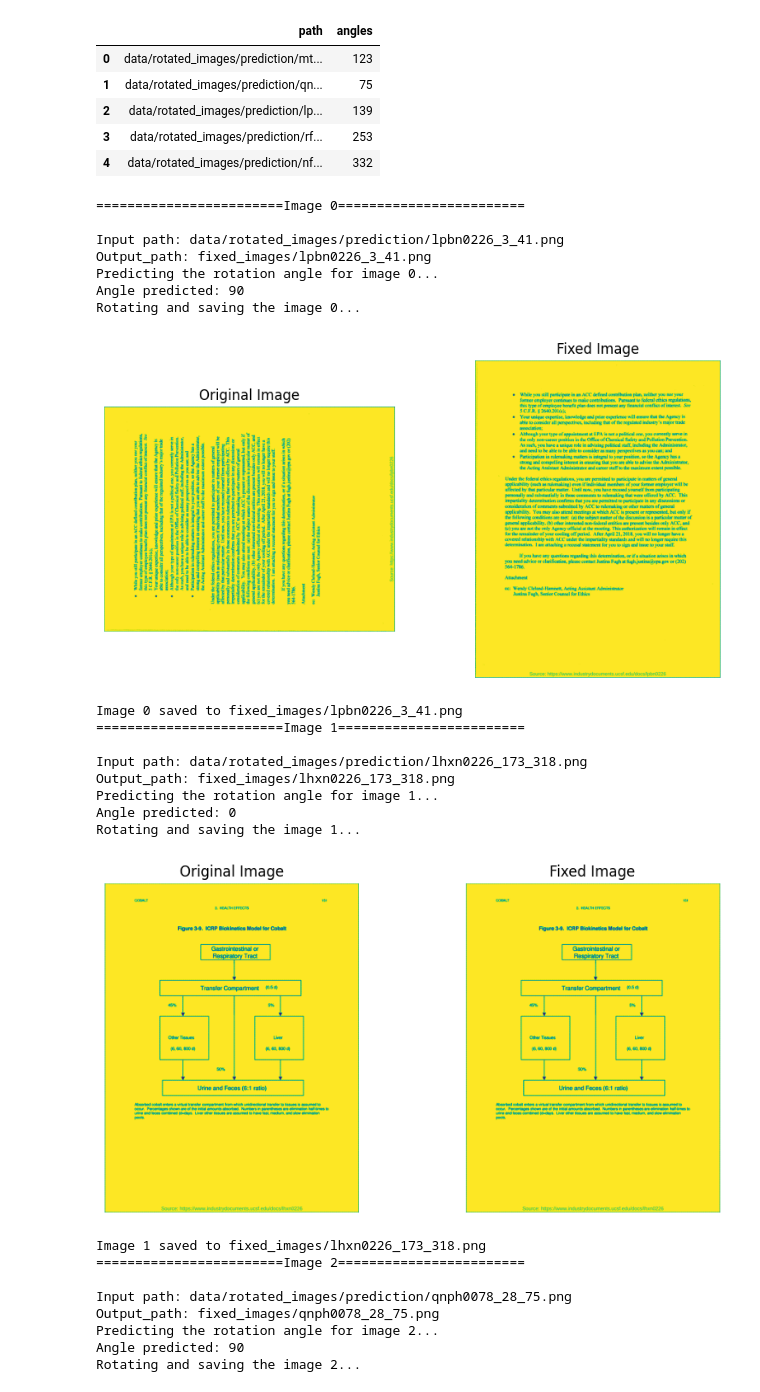
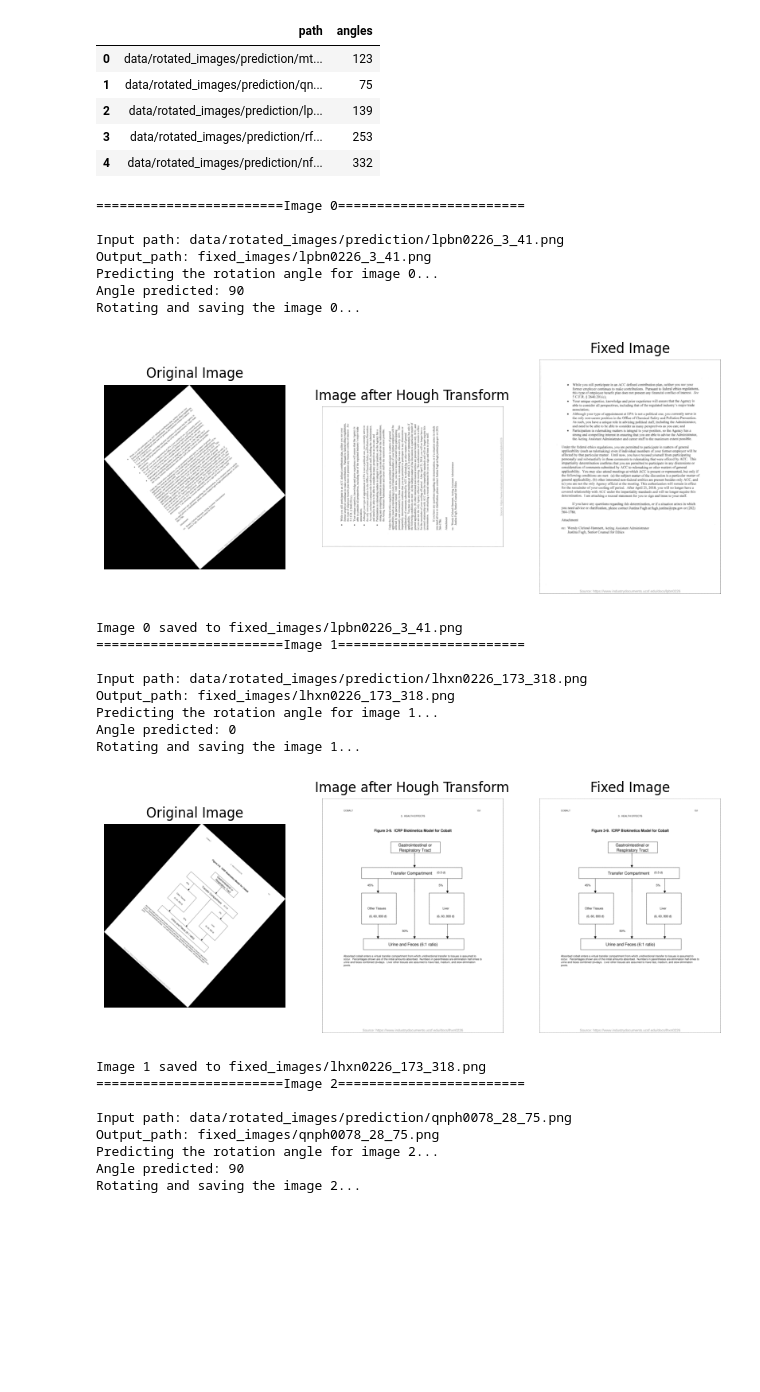
Before and after one commit to mayank1903/document-alignment-detection, a Jupyter notebook: document_alignment_correction/prediction.ipynb, the cells around one changed output. Cells and saved outputs as stored; diff of their text form; code cells hidden in the pictures; blank space fills up the shorter version.

Commit message:
revised prediction function

```diff
--- a/document_alignment_correction/prediction.ipynb
+++ b/document_alignment_correction/prediction.ipynb
@@ -62,8 +62,9 @@ def get_prediction(img_path, model, output_path): #full path with image name
 
     return prediction_angle
 # %%
-def rotate_image(img_path, predicted_angle):
+def rotate_image(img_path, predicted_angle, original_img_path):
     img = Image.open(img_path)
+    orig_img = Image.open(original_img_path)
     rotation_angle = 360-predicted_angle
 
     rotated_image = img.rotate(rotation_angle, expand=True)
@@ -72,19 +73,24 @@ def rotate_image(img_path, predicted_angle):
     # output_path = "rotated_image.png"
 
     # Create a 1x2 subplot grid
-    fig, axs = plt.subplots(1, 2, figsize=(10, 5))
+    fig, axs = plt.subplots(1, 3, figsize=(10, 5))
 
     # Plot the original image on the first subplot
-    axs[0].imshow(img)
+    axs[0].imshow(orig_img, cmap='gray')
     axs[0].set_title('Original Image')
 
+    # Plot the original image on the first subplot
+    axs[1].imshow(img, cmap='gray')
+    axs[1].set_title('Image after Hough Transform')
+
     # Plot the rotated image on the second subplot
-    axs[1].imshow(rotated_image)
-    axs[1].set_title('Fixed Image')
+    axs[2].imshow(rotated_image, cmap='gray')
+    axs[2].set_title('Fixed Image')
 
     # Remove axis ticks and labels
     axs[0].axis('off')
     axs[1].axis('off')
+    axs[2].axis('off')
 
     # Show the plot
     plt.show()
@@ -94,31 +100,31 @@ def rotate_image(img_path, predicted_angle):
 # %%
 input_path = "data/rotated_images/prediction"
 output_path = "fixed_images"
 model = model
 for idx, image in enumerate(os.listdir(input_path)):
     print(f"========================Image {idx}========================\n")
     new_input_path = os.path.join(input_path, image)
     new_output_path = os.path.join(output_path, image)
     print(F"Input path: {new_input_path}\nOutput_path: {new_output_path}")
 
     print(f"Predicting the rotation angle for image {idx}...")
     prediction_angle = get_prediction(new_input_path, model, new_output_path)
 
     print("Angle predicted: " + str(prediction_angle))
     print(f"Rotating and saving the image {idx}...")
 
-    rotate_image(new_output_path, prediction_angle)
+    rotate_image(new_output_path, prediction_angle, new_input_path)
 
     print(f"Image {idx} saved to {new_output_path}")
 # %% [output]
 ========================Image 0========================
 
 Input path: data/rotated_images/prediction/lpbn0226_3_41.png
 Output_path: fixed_images/lpbn0226_3_41.png
 Predicting the rotation angle for image 0...
 Angle predicted: 90
 Rotating and saving the image 0...
-[figure, old version]
+[figure, new version]
 Image 0 saved to fixed_images/lpbn0226_3_41.png
 ========================Image 1========================
 
@@ -127,7 +133,7 @@ Output_path: fixed_images/lhxn0226_173_318.png
 Predicting the rotation angle for image 1...
 Angle predicted: 0
 Rotating and saving the image 1...
-[figure, old version]
+[figure, new version]
 Image 1 saved to fixed_images/lhxn0226_173_318.png
 ========================Image 2========================
 
```
Also changed, not shown: parts of 1 cell of this notebook.
